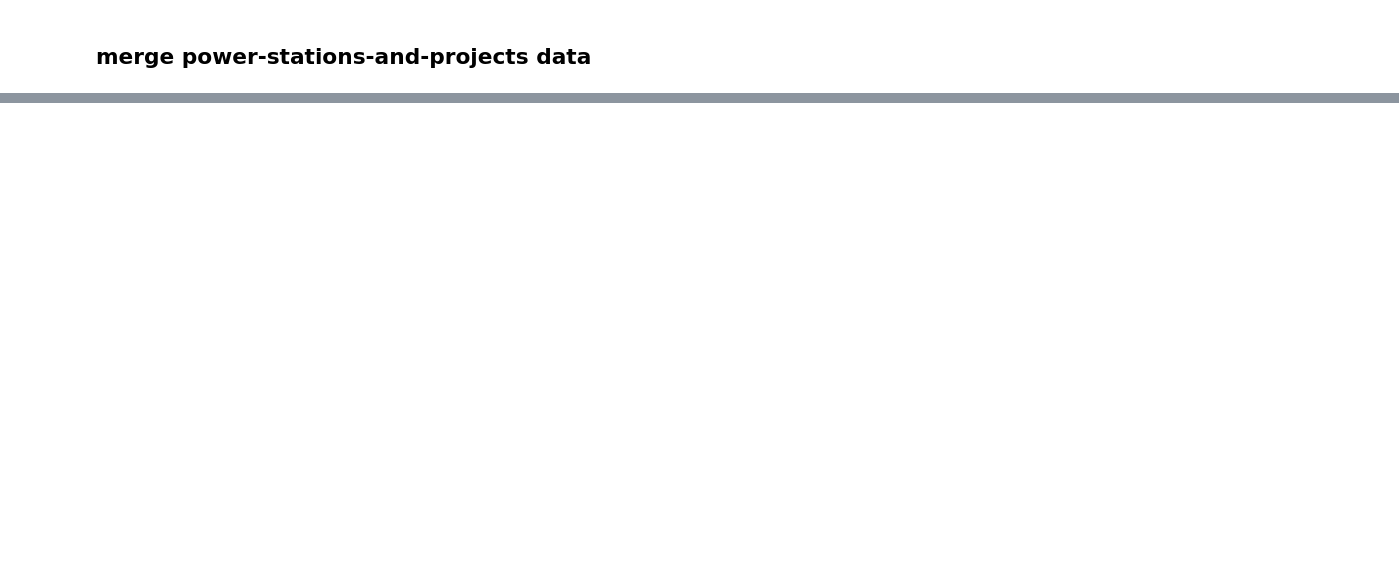
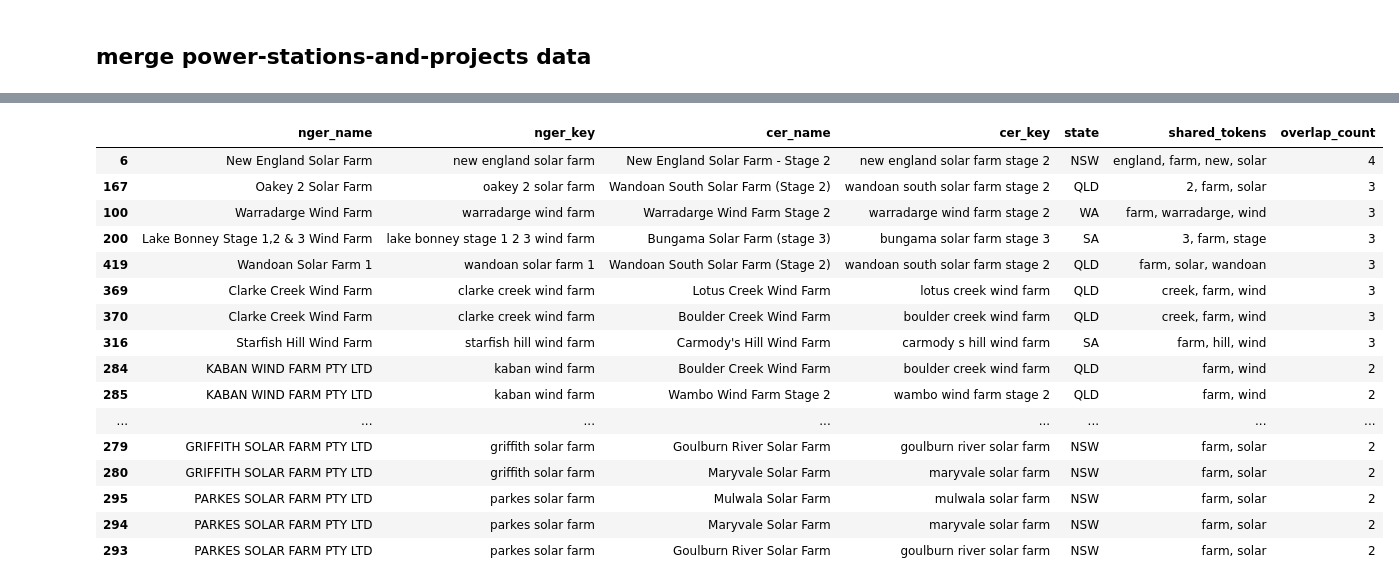
Before and after one commit to yusen0723/5339_A1, a Jupyter notebook: 5339.ipynb, the cells around one changed output, grey strips where cells are left out. Drawn from its saved outputs; the diff is of its cells as text; code cells hidden in the pictures; blank space fills up the shorter version.

```diff
--- a/5339.ipynb
+++ b/5339.ipynb
@@ -233,0 +140,79 @@ dtype: int64
+# %%
+import pandas as pd
+import re
+
+def clean_name(x):
+    if pd.isna(x):
+        return ""
+    x = str(x).lower().strip()
+
+    # remove state abbreviations only
+    x = re.sub(r"\b(nsw|qld|vic|wa|sa|tas|act|nt)\b", " ", x)
+
+    # remove company suffixes only
+    x = re.sub(r"\b(pty ltd|pty|ltd)\b", " ", x)
+
+    # replace punctuation with space
+    x = re.sub(r"[^a-z0-9]", " ", x)
+
+    # compress spaces
+    x = re.sub(r"\s+", " ", x).strip()
+
+    return x
+
+def token_set(x):
+    if not x:
+        return set()
+    return set(x.split())
+
+df_nger["name_key"] = df_nger["Facility name"].apply(clean_name)
+df_cer["name_key"] = df_cer["project_name"].apply(clean_name)
+
+matches = []
+
+for _, n_row in df_nger.iterrows():
+    n_name = n_row["name_key"]
+    n_state = n_row["State"]
+    n_tokens = token_set(n_name)
+
+    if not n_tokens:
+        continue
+
+    for _, c_row in df_cer.iterrows():
+        c_name = c_row["name_key"]
+        c_state = c_row["state"]
+        c_tokens = token_set(c_name)
+
+        if n_state != c_state:
+            continue
+        if not c_tokens:
+            continue
+
+        overlap = n_tokens & c_tokens
+
+        # require at least 2 shared tokens
+        if len(overlap) >= 2:
+            matches.append({
+                "nger_name": n_row["Facility name"],
+                "nger_key": n_name,
+                "cer_name": c_row["project_name"],
+                "cer_key": c_name,
+                "state": n_state,
+                "shared_tokens": ", ".join(sorted(overlap)),
+                "overlap_count": len(overlap)
+            })
+
+df_match = pd.DataFrame(matches)
+
+print("=== 匹配结果示例 ===")
+display(df_match.sort_values("overlap_count", ascending=False).head(20))
+
+print("\n=== 匹配统计 ===")
+print("NGER 总数:", len(df_nger))
+print("CER 总数:", len(df_cer))
+print("匹配对数:", len(df_match))
+
+if len(df_match) > 0:
+    print("匹配到的 NGER 数:", df_match["nger_name"].nunique())
+    print("匹配到的 CER 数:", df_match["cer_name"].nunique())
+# %% [output]
@@ -233,0 +220,17 @@ dtype: int64
+|  | nger_name | nger_key | cer_name | cer_key | state | shared_tokens | overlap_count |
+| 6 | New England Solar Farm | new england solar farm | New England Solar Farm - Stage 2 | new england solar farm stage 2 | NSW | england, farm, new, solar | 4 |
+| 167 | Oakey 2 Solar Farm | oakey 2 solar farm | Wandoan South Solar Farm (Stage 2) | wandoan south solar farm stage 2 | QLD | 2, farm, solar | 3 |
+| 100 | Warradarge Wind Farm | warradarge wind farm | Warradarge Wind Farm Stage 2 | warradarge wind farm stage 2 | WA | farm, warradarge, wind | 3 |
+| 200 | Lake Bonney Stage 1,2 & 3 Wind Farm | lake bonney stage 1 2 3 wind farm | Bungama Solar Farm (stage 3) | bungama solar farm stage 3 | SA | 3, farm, stage | 3 |
+| 419 | Wandoan Solar Farm 1 | wandoan solar farm 1 | Wandoan South Solar Farm (Stage 2) | wandoan south solar farm stage 2 | QLD | farm, solar, wandoan | 3 |
+| 369 | Clarke Creek Wind Farm | clarke creek wind farm | Lotus Creek Wind Farm | lotus creek wind farm | QLD | creek, farm, wind | 3 |
+| 370 | Clarke Creek Wind Farm | clarke creek wind farm | Boulder Creek Wind Farm | boulder creek wind farm | QLD | creek, farm, wind | 3 |
+| 316 | Starfish Hill Wind Farm | starfish hill wind farm | Carmody's Hill Wind Farm | carmody s hill wind farm | SA | farm, hill, wind | 3 |
+| 284 | KABAN WIND FARM PTY LTD | kaban wind farm | Boulder Creek Wind Farm | boulder creek wind farm | QLD | farm, wind | 2 |
+| 285 | KABAN WIND FARM PTY LTD | kaban wind farm | Wambo Wind Farm Stage 2 | wambo wind farm stage 2 | QLD | farm, wind | 2 |
+| ... | ... | ... | ... | ... | ... | ... | ... |
+| 279 | GRIFFITH SOLAR FARM PTY LTD | griffith solar farm | Goulburn River Solar Farm | goulburn river solar farm | NSW | farm, solar | 2 |
+| 280 | GRIFFITH SOLAR FARM PTY LTD | griffith solar farm | Maryvale Solar Farm | maryvale solar farm | NSW | farm, solar | 2 |
+| 295 | PARKES SOLAR FARM PTY LTD | parkes solar farm | Mulwala Solar Farm | mulwala solar farm | NSW | farm, solar | 2 |
+| 294 | PARKES SOLAR FARM PTY LTD | parkes solar farm | Maryvale Solar Farm | maryvale solar farm | NSW | farm, solar | 2 |
+| 293 | PARKES SOLAR FARM PTY LTD | parkes solar farm | Goulburn River Solar Farm | goulburn river solar farm | NSW | farm, solar | 2 |
```
Also changed, not shown: parts of 11 cells of this notebook.
